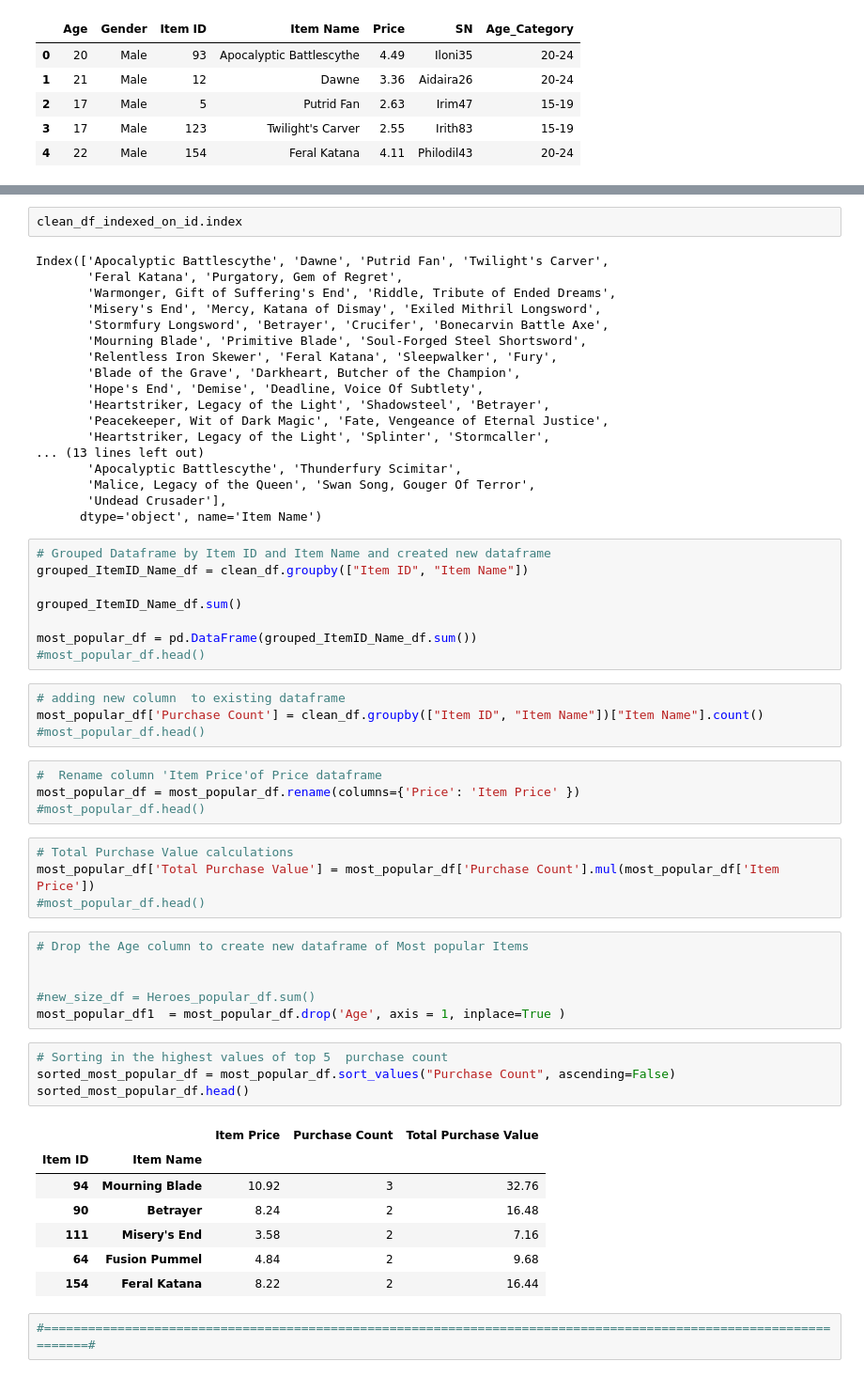
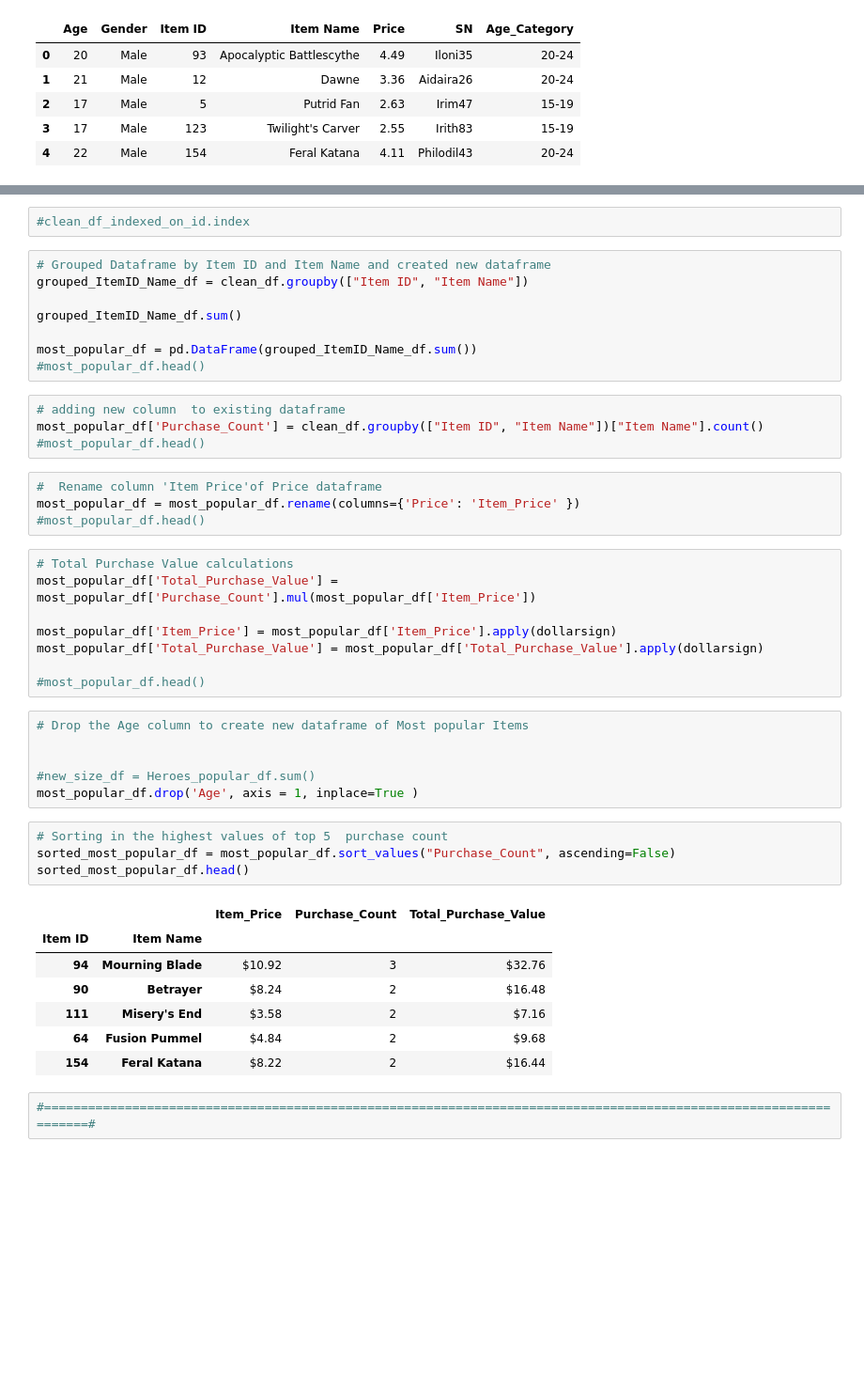
Before and after one commit to sunitharamar/HomeWork4_Numpy_Pandas, a Jupyter notebook: HeroesOfPymoli.ipynb, the cells around one changed output, grey strips where cells are left out. Shown: that part at 94% size. Cells and saved outputs as stored; diff of their text form; blank space fills up the shorter version.

```diff
--- a/HeroesOfPymoli.ipynb
+++ b/HeroesOfPymoli.ipynb
@@ -579,23 +616,5 @@ clean_df_indexed_on_id = clean_df.set_index('Item Name')
-# %%
-clean_df_indexed_on_id.index
-# %% [output]
-Index(['Apocalyptic Battlescythe', 'Dawne', 'Putrid Fan', 'Twilight's Carver',
-       'Feral Katana', 'Purgatory, Gem of Regret',
-       'Warmonger, Gift of Suffering's End', 'Riddle, Tribute of Ended Dreams',
-       'Misery's End', 'Mercy, Katana of Dismay', 'Exiled Mithril Longsword',
-       'Stormfury Longsword', 'Betrayer', 'Crucifer', 'Bonecarvin Battle Axe',
-       'Mourning Blade', 'Primitive Blade', 'Soul-Forged Steel Shortsword',
-       'Relentless Iron Skewer', 'Feral Katana', 'Sleepwalker', 'Fury',
-       'Blade of the Grave', 'Darkheart, Butcher of the Champion',
-       'Hope's End', 'Demise', 'Deadline, Voice Of Subtlety',
-       'Heartstriker, Legacy of the Light', 'Shadowsteel', 'Betrayer',
-       'Peacekeeper, Wit of Dark Magic', 'Fate, Vengeance of Eternal Justice',
-       'Heartstriker, Legacy of the Light', 'Splinter', 'Stormcaller',
-... (13 lines left out)
-       'Apocalyptic Battlescythe', 'Thunderfury Scimitar',
-       'Malice, Legacy of the Queen', 'Swan Song, Gouger Of Terror',
-       'Undead Crusader'],
-      dtype='object', name='Item Name')
+# %%
+#clean_df_indexed_on_id.index
 # %%
 # Grouped Dataframe by Item ID and Item Name and created new dataframe
 grouped_ItemID_Name_df = clean_df.groupby(["Item ID", "Item Name"])
@@ -606,34 +625,38 @@ most_popular_df = pd.DataFrame(grouped_ItemID_Name_df.sum())
 #most_popular_df.head()
 # %%
 # adding new column  to existing dataframe
-most_popular_df['Purchase Count'] = clean_df.groupby(["Item ID", "Item Name"])["Item Name"].count()
+most_popular_df['Purchase_Count'] = clean_df.groupby(["Item ID", "Item Name"])["Item Name"].count()
 #most_popular_df.head()
 # %%
 #  Rename column 'Item Price'of Price dataframe
-most_popular_df = most_popular_df.rename(columns={'Price': 'Item Price' })
+most_popular_df = most_popular_df.rename(columns={'Price': 'Item_Price' })
 #most_popular_df.head()
 # %%
 # Total Purchase Value calculations
-most_popular_df['Total Purchase Value'] = most_popular_df['Purchase Count'].mul(most_popular_df['Item Price'])
+most_popular_df['Total_Purchase_Value'] = most_popular_df['Purchase_Count'].mul(most_popular_df['Item_Price'])
+
+most_popular_df['Item_Price'] = most_popular_df['Item_Price'].apply(dollarsign)
+most_popular_df['Total_Purchase_Value'] = most_popular_df['Total_Purchase_Value'].apply(dollarsign)
+
 #most_popular_df.head()
 # %%
 # Drop the Age column to create new dataframe of Most popular Items
 
 
 #new_size_df = Heroes_popular_df.sum()
-most_popular_df1  = most_popular_df.drop('Age', axis = 1, inplace=True )
+most_popular_df.drop('Age', axis = 1, inplace=True )
 # %%
 # Sorting in the highest values of top 5  purchase count
-sorted_most_popular_df = most_popular_df.sort_values("Purchase Count", ascending=False)
+sorted_most_popular_df = most_popular_df.sort_values("Purchase_Count", ascending=False)
 sorted_most_popular_df.head()
 # %% [output]
-|  |  | Item Price | Purchase Count | Total Purchase Value |
+|  |  | Item_Price | Purchase_Count | Total_Purchase_Value |
 | Item ID | Item Name |  |  |  |
-| 94 | Mourning Blade | 10.92 | 3 | 32.76 |
-| 90 | Betrayer | 8.24 | 2 | 16.48 |
-| 111 | Misery's End | 3.58 | 2 | 7.16 |
-| 64 | Fusion Pummel | 4.84 | 2 | 9.68 |
-| 154 | Feral Katana | 8.22 | 2 | 16.44 |
+| 94 | Mourning Blade | $10.92 | 3 | $32.76 |
+| 90 | Betrayer | $8.24 | 2 | $16.48 |
+| 111 | Misery's End | $3.58 | 2 | $7.16 |
+| 64 | Fusion Pummel | $4.84 | 2 | $9.68 |
+| 154 | Feral Katana | $8.22 | 2 | $16.44 |
 # %%
 #==================================================================================================================#
 # %%
```
Also changed, not shown: parts of 20 cells of this notebook, 1 other file.
